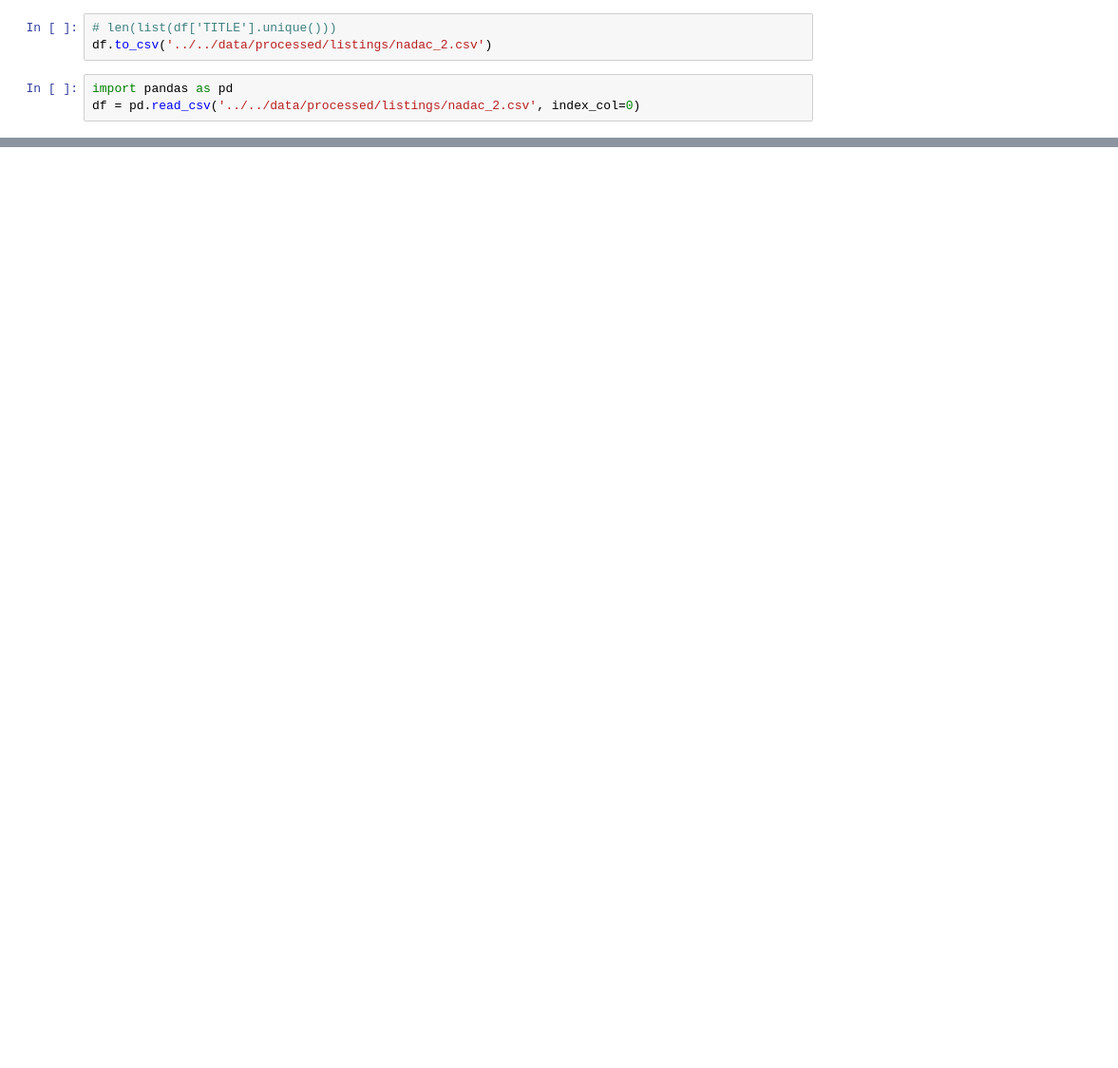
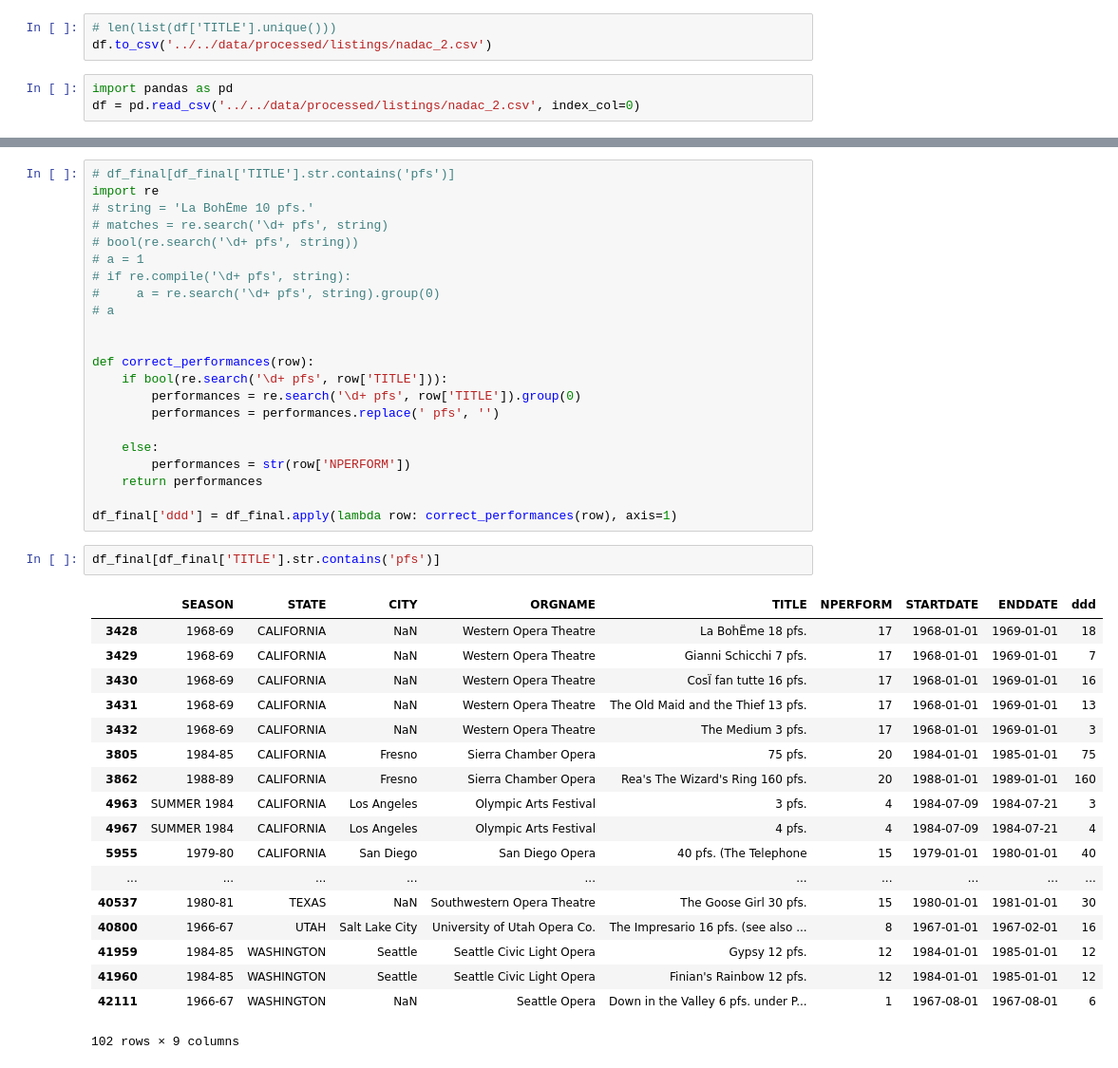
Before and after one commit to lievcin/zipf_opera, a Jupyter notebook: notebooks/1. Data scraping/listings - NADAC.ipynb, the cells around one changed output, grey strips where cells are left out. Shown at 95% size. Saved outputs shown, nothing was run; the diff lists cells and outputs as text; blank space fills up the shorter version.

```diff
--- a/notebooks/1. Data scraping/listings - NADAC.ipynb
+++ b/notebooks/1. Data scraping/listings - NADAC.ipynb
@@ -274,0 +215,43 @@ df_final.to_csv('../../data/processed/listings/nadac.csv')
+# %%
+# df_final[df_final['TITLE'].str.contains('pfs')]
+import re
+# string = 'La BohËme 10 pfs.'
+# matches = re.search('\d+ pfs', string)
+# bool(re.search('\d+ pfs', string))
+# a = 1
+# if re.compile('\d+ pfs', string):
+#     a = re.search('\d+ pfs', string).group(0)
+# a
+
+
+def correct_performances(row):
+    if bool(re.search('\d+ pfs', row['TITLE'])):
+        performances = re.search('\d+ pfs', row['TITLE']).group(0)
+        performances = performances.replace(' pfs', '')
+
+    else:
+        performances = str(row['NPERFORM'])
+    return performances
+
+df_final['ddd'] = df_final.apply(lambda row: correct_performances(row), axis=1)
+# %%
+df_final[df_final['TITLE'].str.contains('pfs')]
+# %% [output]
+|  | SEASON | STATE | CITY | ORGNAME | TITLE | NPERFORM | STARTDATE | ENDDATE | ddd |
+| 3428 | 1968-69 | CALIFORNIA | NaN | Western Opera Theatre | La BohËme 18 pfs. | 17 | 1968-01-01 | 1969-01-01 | 18 |
+| 3429 | 1968-69 | CALIFORNIA | NaN | Western Opera Theatre | Gianni Schicchi 7 pfs. | 17 | 1968-01-01 | 1969-01-01 | 7 |
+| 3430 | 1968-69 | CALIFORNIA | NaN | Western Opera Theatre | CosÏ fan tutte 16 pfs. | 17 | 1968-01-01 | 1969-01-01 | 16 |
+| 3431 | 1968-69 | CALIFORNIA | NaN | Western Opera Theatre | The Old Maid and the Thief 13 pfs. | 17 | 1968-01-01 | 1969-01-01 | 13 |
+| 3432 | 1968-69 | CALIFORNIA | NaN | Western Opera Theatre | The Medium 3 pfs. | 17 | 1968-01-01 | 1969-01-01 | 3 |
+| 3805 | 1984-85 | CALIFORNIA | Fresno | Sierra Chamber Opera | 75 pfs. | 20 | 1984-01-01 | 1985-01-01 | 75 |
+| 3862 | 1988-89 | CALIFORNIA | Fresno | Sierra Chamber Opera | Rea's The Wizard's Ring 160 pfs. | 20 | 1988-01-01 | 1989-01-01 | 160 |
+| 4963 | SUMMER 1984 | CALIFORNIA | Los Angeles | Olympic Arts Festival | 3 pfs. | 4 | 1984-07-09 | 1984-07-21 | 3 |
+| 4967 | SUMMER 1984 | CALIFORNIA | Los Angeles | Olympic Arts Festival | 4 pfs. | 4 | 1984-07-09 | 1984-07-21 | 4 |
+| 5955 | 1979-80 | CALIFORNIA | San Diego | San Diego Opera | 40 pfs. (The Telephone | 15 | 1979-01-01 | 1980-01-01 | 40 |
+| ... | ... | ... | ... | ... | ... | ... | ... | ... | ... |
+| 40537 | 1980-81 | TEXAS | NaN | Southwestern Opera Theatre | The Goose Girl 30 pfs. | 15 | 1980-01-01 | 1981-01-01 | 30 |
+| 40800 | 1966-67 | UTAH | Salt Lake City | University of Utah Opera Co. | The Impresario 16 pfs. (see also ... | 8 | 1967-01-01 | 1967-02-01 | 16 |
+| 41959 | 1984-85 | WASHINGTON | Seattle | Seattle Civic Light Opera | Gypsy 12 pfs. | 12 | 1984-01-01 | 1985-01-01 | 12 |
+| 41960 | 1984-85 | WASHINGTON | Seattle | Seattle Civic Light Opera | Finian's Rainbow 12 pfs. | 12 | 1984-01-01 | 1985-01-01 | 12 |
+| 42111 | 1966-67 | WASHINGTON | NaN | Seattle Opera | Down in the Valley 6 pfs. under P... | 1 | 1967-08-01 | 1967-08-01 | 6 |
+102 rows × 9 columns
```
Also changed, not shown: parts of 3 cells of this notebook, 2 other files.
